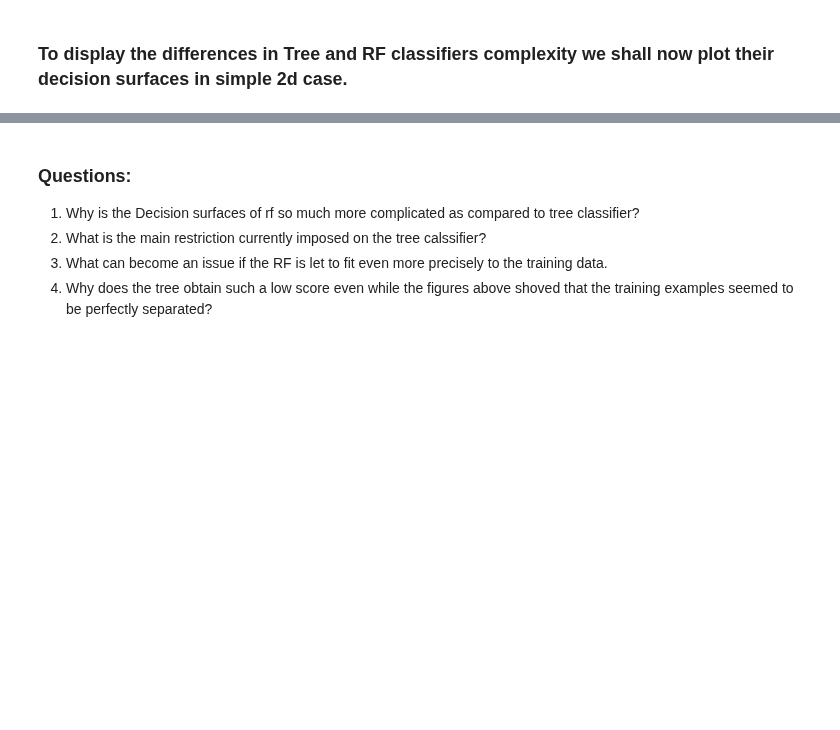
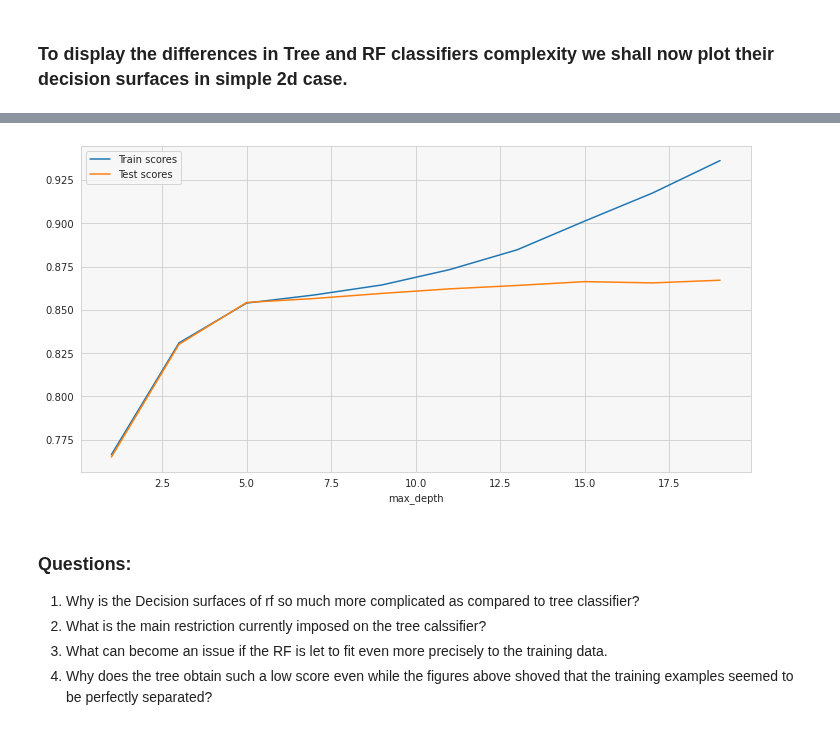
Before and after one commit to topiko/MLcourseMaterial, a Jupyter notebook: TreeClassifers/TreesBasedClassifires.ipynb, the cells around one changed output, grey strips where cells are left out. Cells and saved outputs as stored; diff of their text form; code cells hidden in the pictures; blank space fills up the shorter version.

```diff
--- a/TreeClassifers/TreesBasedClassifires.ipynb
+++ b/TreeClassifers/TreesBasedClassifires.ipynb
@@ -305,3 +280,36 @@ for i, tree_clf, ax in zip(range(rf.n_estimators), rf.estimators_, axarr):
+# %%
+from sklearn.datasets import fetch_openml
+
+def plot_train_valid(clf, clf_args, score=accuracy_score):
+
+    scores = np.zeros((len(clf_args), 3))
+
+    for i, clf_arg in enumerate(clf_args):
+        clf.set_params(**dict([clf_arg]))
+        clf.fit(X_train, y_train)
+        scores[i, 0] = clf_arg[1]
+        scores[i, 1] = score(y_train, clf.predict(X_train))
+        scores[i, 2] = score(y_test, clf.predict(X_test))
+
+
+    plt.plot(scores[:, 0], scores[:, 1], label='Train scores')
+    plt.plot(scores[:, 0], scores[:, 2], label='Test scores')
+    plt.xlabel(clf_arg[0])
+    plt.legend()
+    plt.show()
+
+adult = fetch_openml(name='adult', version=2)
+X = pd.DataFrame(data=adult.data, columns=adult.feature_names).fillna(method='pad')
+y = adult.target
+
+X_train, X_test, y_train, y_test = train_test_split(X, y)
+
+rf = RandomForestClassifier(n_estimators=100)
+
+clf_args = [('max_depth', max_d) for max_d in np.arange(1, 20, 2)]
+plot_train_valid(rf, clf_args)
+# %% [output]
+[figure, added]
 # %% [markdown]
 ### Questions:
 1. Why is the Decision surfaces of rf so much more complicated as compared to tree classifier?
```
Also changed, not shown: parts of 9 cells of this notebook.
